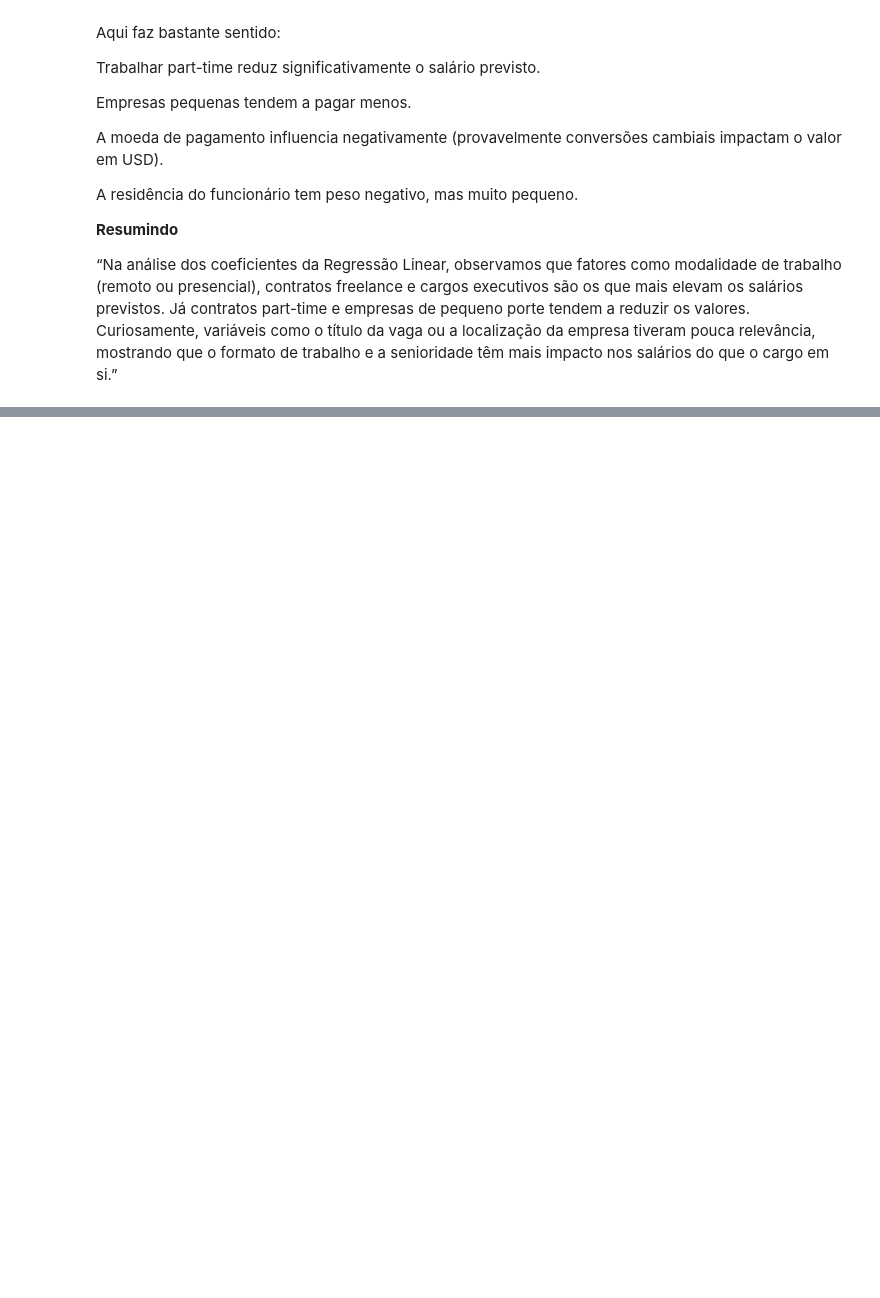
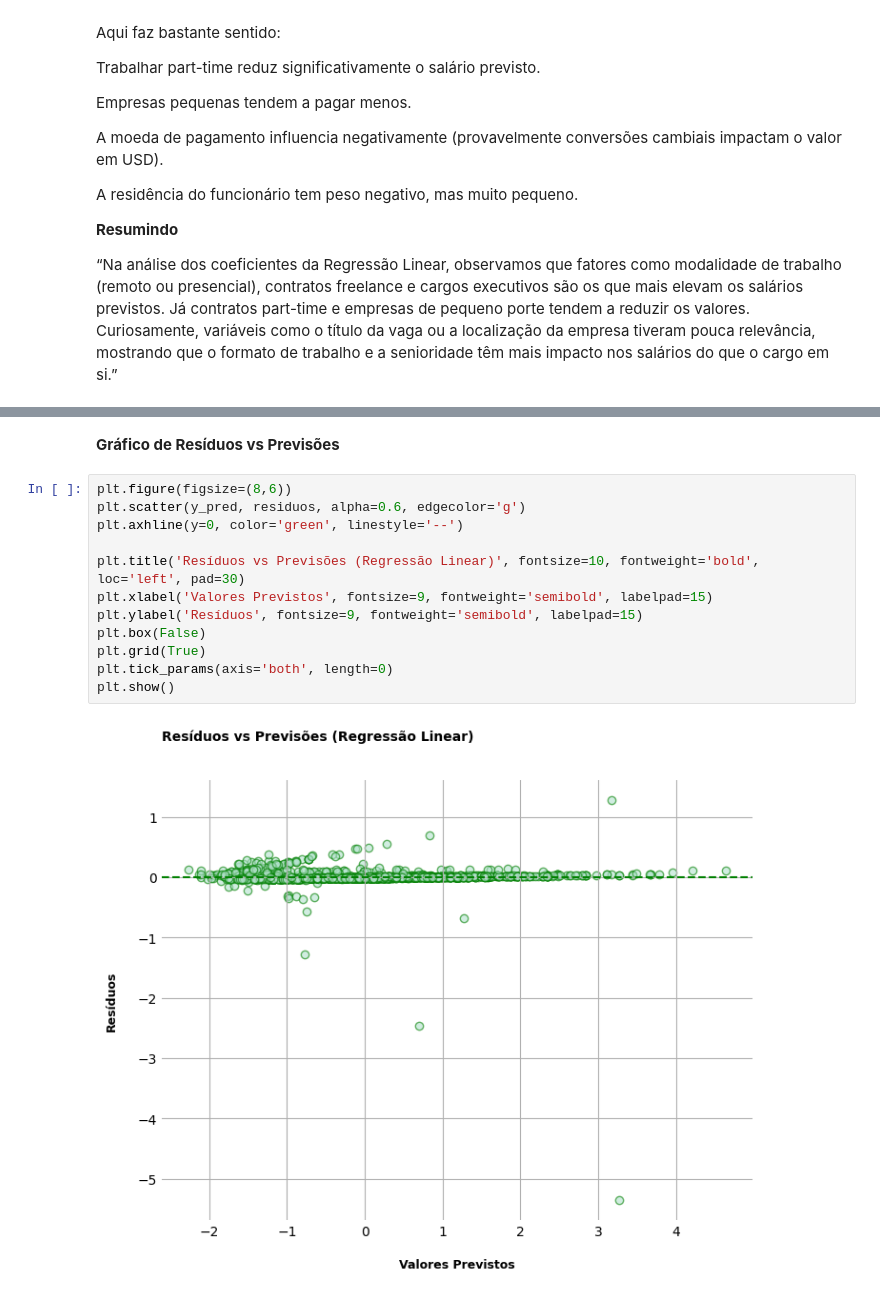
Before and after one commit to ricardo-paganini/data-salaries-analysis, a Jupyter notebook: data-salaries-analysis.ipynb, the cells around one changed output, grey strips where cells are left out. Cells and saved outputs as stored; diff of their text form; blank space fills up the shorter version.

```diff
--- a/data-salaries-analysis.ipynb
+++ b/data-salaries-analysis.ipynb
@@ -702,0 +730,16 @@ Um ponto importante: como ainda temos variáveis numéricas (ex: work_year, etc.
+# %% [markdown]
+**Gráfico de Resíduos vs Previsões**
+# %%
+plt.figure(figsize=(8,6))
+plt.scatter(y_pred, residuos, alpha=0.6, edgecolor='g')
+plt.axhline(y=0, color='green', linestyle='--')
+
+plt.title('Resíduos vs Previsões (Regressão Linear)', fontsize=10, fontweight='bold', loc='left', pad=30)
+plt.xlabel('Valores Previstos', fontsize=9, fontweight='semibold', labelpad=15)
+plt.ylabel('Resíduos', fontsize=9, fontweight='semibold', labelpad=15)
+plt.box(False)
+plt.grid(True)
+plt.tick_params(axis='both', length=0)
+plt.show()
+# %% [output]
+[figure, added]
```
Also changed, not shown: parts of 12 cells of this notebook.
